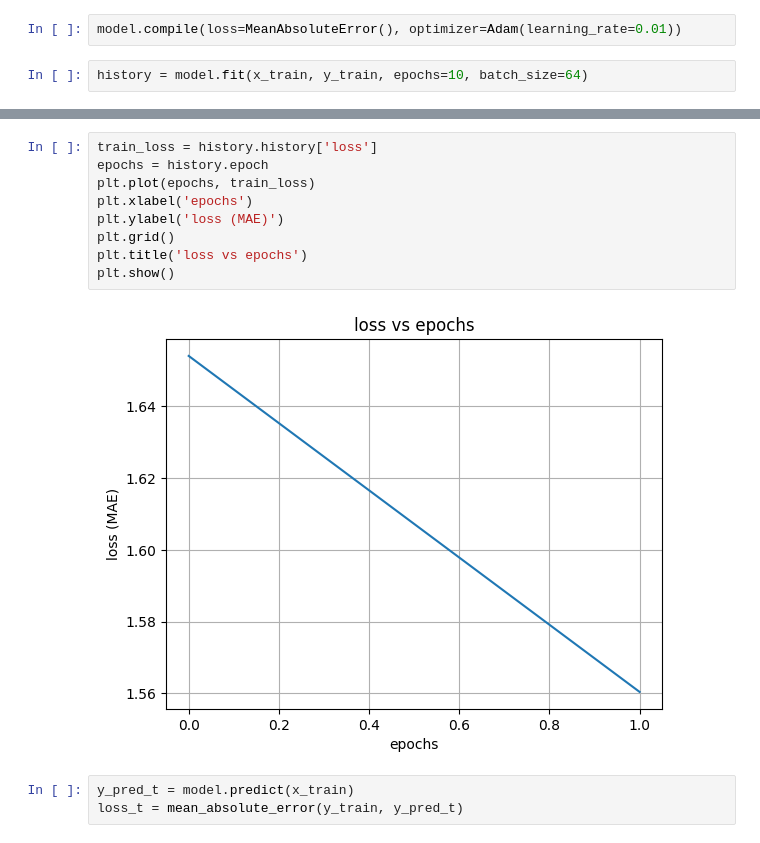
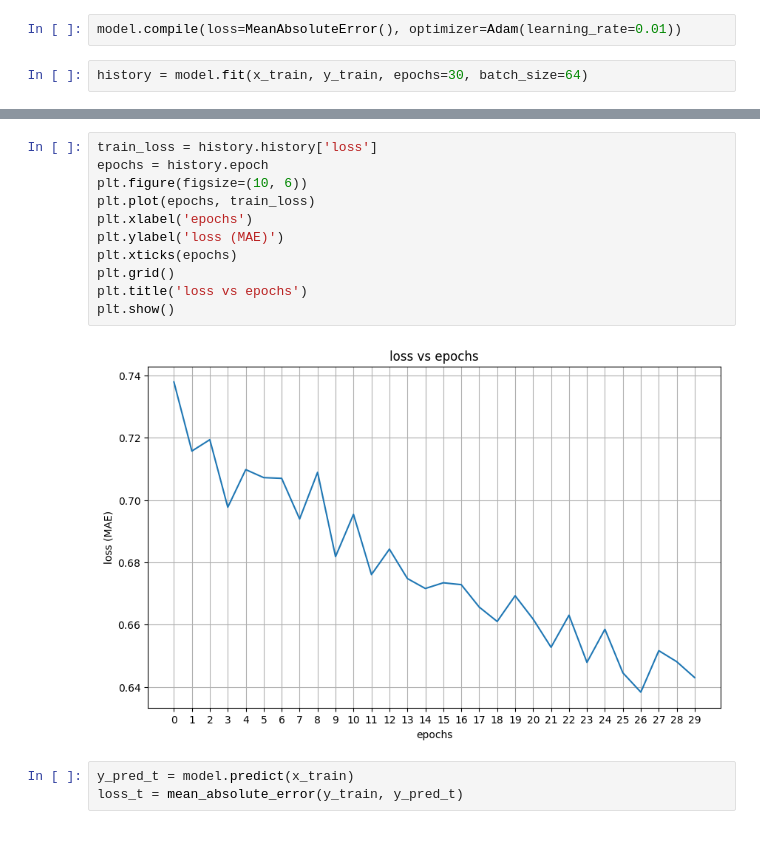
Before and after one commit to Isa1asN/cern-electron-collision-data-m-prediction, a Jupyter notebook: prediction.ipynb, the cells around one changed output, grey strips where cells are left out. Cells and saved outputs as stored; diff of their text form.

```diff
--- a/prediction.ipynb
+++ b/prediction.ipynb
@@ -163,5 +185,5 @@ model = Sequential([
 # %%
 model.compile(loss=MeanAbsoluteError(), optimizer=Adam(learning_rate=0.01))
 # %%
-history = model.fit(x_train, y_train, epochs=10, batch_size=64)
+history = model.fit(x_train, y_train, epochs=30, batch_size=64)
 # %% [output]
@@ -172,14 +207,16 @@ Epoch 2/2
 # %%
 train_loss = history.history['loss']
 epochs = history.epoch
+plt.figure(figsize=(10, 6))
 plt.plot(epochs, train_loss)
 plt.xlabel('epochs')
 plt.ylabel('loss (MAE)')
+plt.xticks(epochs)
 plt.grid()
 plt.title('loss vs epochs')
 plt.show()
 # %% [output]
-[figure, old version]
+[figure, new version]
 # %%
 y_pred_t = model.predict(x_train)
 loss_t = mean_absolute_error(y_train, y_pred_t)
```
Also changed, not shown: parts of 3 cells of this notebook.
